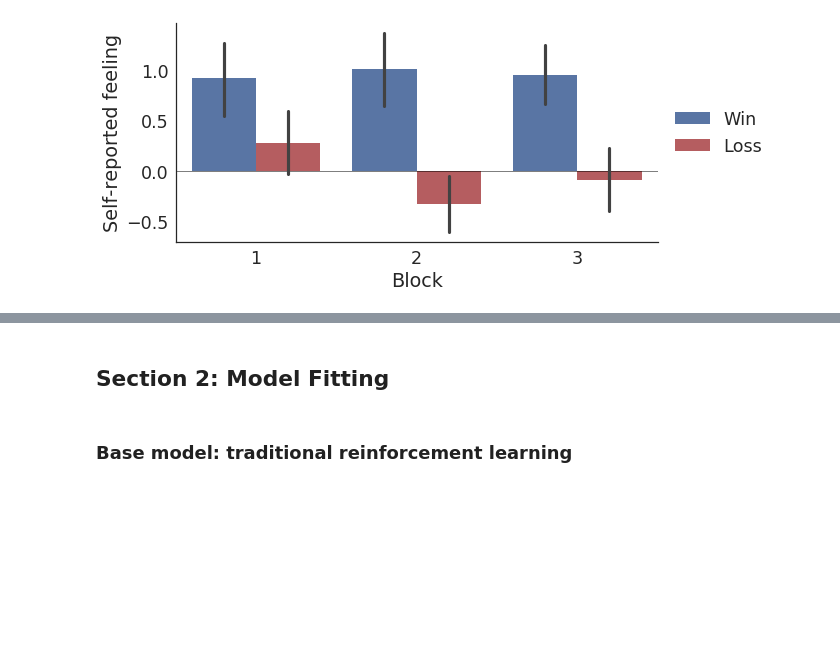
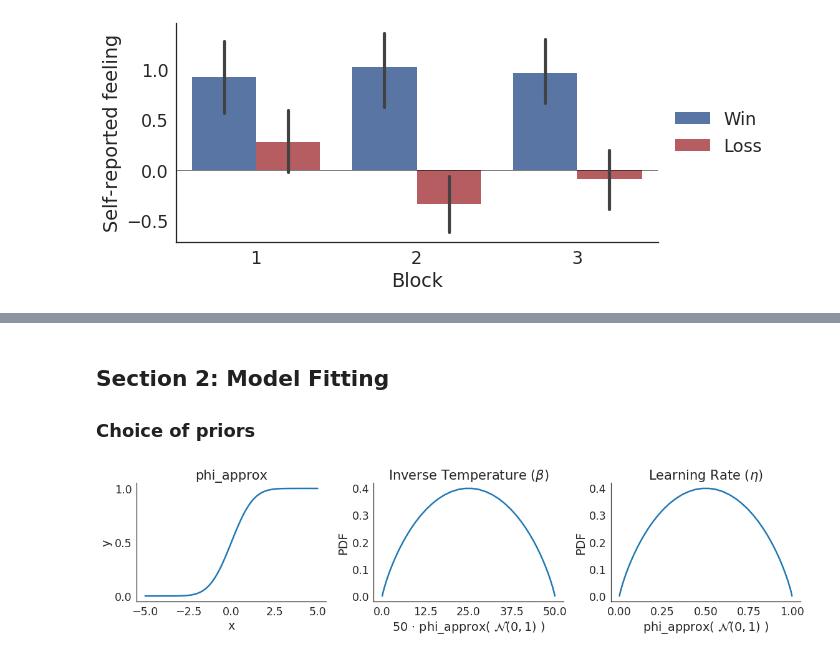
Before and after one commit to szorowi1/pni-rotations, a Jupyter notebook: primary_analysis.ipynb, the cells around one changed output, grey strips where cells are left out. Drawn from its saved outputs; the diff is of its cells as text; code cells hidden in the pictures; blank space fills up the shorter version.

```diff
--- a/primary_analysis.ipynb
+++ b/primary_analysis.ipynb
@@ -90,4 +90,57 @@ plt.tight_layout()
 # %% [markdown]
 ## Section 2: Model Fitting
+### Choice of priors
-# %% [markdown]
-### Base model: traditional reinforcement learning
+# %%
+from scipy.stats import norm
+
+#~~~~~~~~~~~~~~~~~~~~~~~~~~~~~~~~~~~~~~~~~~#
+### Define parameters.
+#~~~~~~~~~~~~~~~~~~~~~~~~~~~~~~~~~~~~~~~~~~#
+
+## Prior parameters
+mu = 0
+sd = 1
+scale = 50
+
+## Sampling parameters.
+x = np.linspace(-5,5,100)
+
+#~~~~~~~~~~~~~~~~~~~~~~~~~~~~~~~~~~~~~~~~~~#
+### Define useful functions.
+#~~~~~~~~~~~~~~~~~~~~~~~~~~~~~~~~~~~~~~~~~~#
+
+def inv_logit(arr):
+    return 1 / (1 + np.exp(-arr))
+
+def phi_approx(arr):
+    return inv_logit(0.07056 * arr ** 3 + 1.5976 * arr)
+
+#~~~~~~~~~~~~~~~~~~~~~~~~~~~~~~~~~~~~~~~~~~#
+### Plot.
+#~~~~~~~~~~~~~~~~~~~~~~~~~~~~~~~~~~~~~~~~~~#
+
+## Initialize canvas.
+fig, axes = plt.subplots(1,3,figsize=(16,4))
+
+## Compute PDF.
+y = norm(mu,sd).pdf(x)
+
+## Plot functions.
+axes[0].plot(x, phi_approx(x), lw=2.5)
+axes[0].set(xlabel='x', yticks=np.linspace(0,1,3), ylabel='y', title='phi_approx')
+
+## Plot learning rate.
+axes[1].plot(phi_approx(x) * scale, y, lw=2.5)
+axes[1].set(xlabel=r'%s $\cdot$ phi_approx( $\mathcal{N}(%s, %s)$ )' %(scale,mu,sd),
+            xticks=np.linspace(0,scale,5), ylabel='PDF',
+            title=r'Inverse Temperature ($\beta$)')
+
+## Plot learning rate.
+axes[2].plot(phi_approx(x), y, lw=2.5)
+axes[2].set(xlabel=r'phi_approx( $\mathcal{N}(%s, %s)$ )' %(mu,sd),
+            ylabel='PDF', title=r'Learning Rate ($\eta$)')
+
+sns.despine()
+plt.tight_layout()
+# %% [output]
+[figure, added]
```
Also changed, not shown: parts of 5 cells of this notebook, 4 other files.
